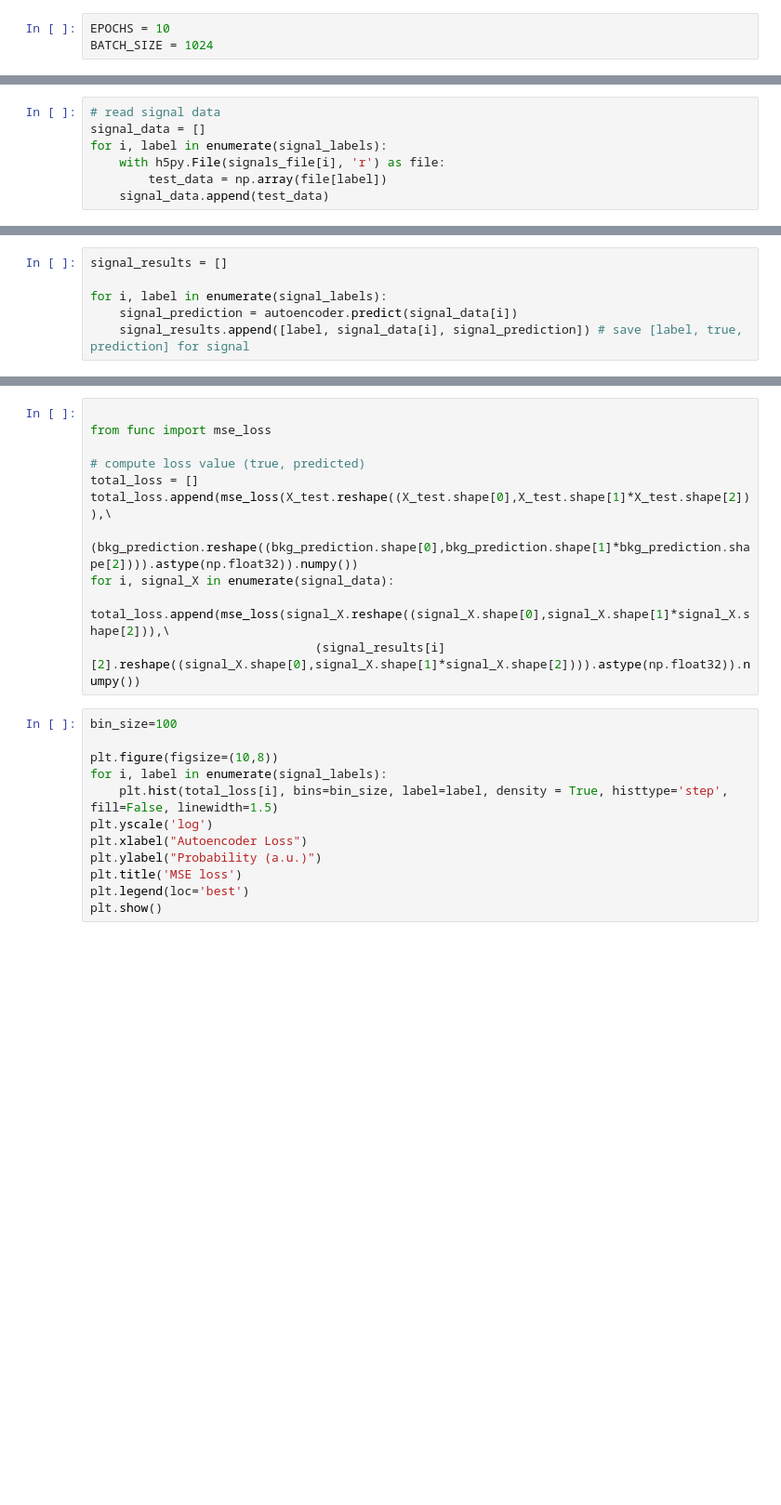
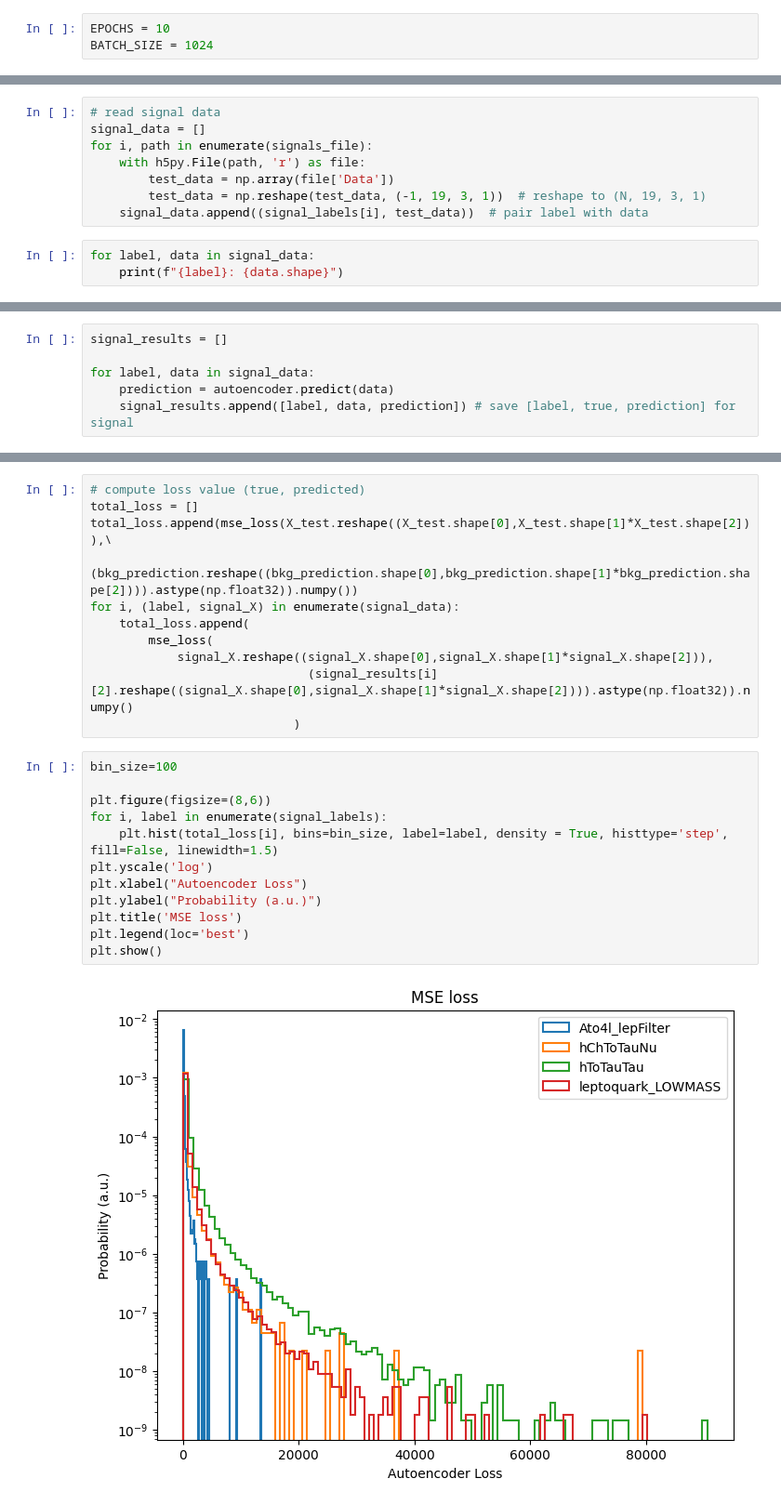
Before and after one commit to nat611/MScDissertation, a Jupyter notebook: autoencoder_1.ipynb, the cells around one changed output, grey strips where cells are left out. Shown: that part at 93% size. Saved outputs shown, nothing was run; the diff lists cells and outputs as text; blank space fills up the shorter version.

```diff
--- a/autoencoder_1.ipynb
+++ b/autoencoder_1.ipynb
@@ -158,7 +198,11 @@ signal_labels = [ # names for output files
 # %%
 # read signal data
 signal_data = []
-for i, label in enumerate(signal_labels):
-    with h5py.File(signals_file[i], 'r') as file:
-        test_data = np.array(file[label])
-    signal_data.append(test_data)
+for i, path in enumerate(signals_file):
+    with h5py.File(path, 'r') as file:
+        test_data = np.array(file['Data'])
+        test_data = np.reshape(test_data, (-1, 19, 3, 1))  # reshape to (N, 19, 3, 1)
+    signal_data.append((signal_labels[i], test_data))  # pair label with data
+# %%
+for label, data in signal_data:
+    print(f"{label}: {data.shape}")
@@ -165,6 +214,6 @@ for i, label in enumerate(signal_labels):
 # %%
 signal_results = []
 
-for i, label in enumerate(signal_labels):
-    signal_prediction = autoencoder.predict(signal_data[i])
-    signal_results.append([label, signal_data[i], signal_prediction]) # save [label, true, prediction] for signal
+for label, data in signal_data:
+    prediction = autoencoder.predict(data)
+    signal_results.append([label, data, prediction]) # save [label, true, prediction] for signal
@@ -181,24 +234,26 @@ with h5py.File(save_file, 'w') as file:
 # %%
-
-from func import mse_loss
-
 # compute loss value (true, predicted)
 total_loss = []
 total_loss.append(mse_loss(X_test.reshape((X_test.shape[0],X_test.shape[1]*X_test.shape[2])),\
                            (bkg_prediction.reshape((bkg_prediction.shape[0],bkg_prediction.shape[1]*bkg_prediction.shape[2]))).astype(np.float32)).numpy())
-for i, signal_X in enumerate(signal_data):
-    total_loss.append(mse_loss(signal_X.reshape((signal_X.shape[0],signal_X.shape[1]*signal_X.shape[2])),\
-                               (signal_results[i][2].reshape((signal_X.shape[0],signal_X.shape[1]*signal_X.shape[2]))).astype(np.float32)).numpy())
+for i, (label, signal_X) in enumerate(signal_data):
+    total_loss.append(
+        mse_loss(
+            signal_X.reshape((signal_X.shape[0],signal_X.shape[1]*signal_X.shape[2])),
+                              (signal_results[i][2].reshape((signal_X.shape[0],signal_X.shape[1]*signal_X.shape[2]))).astype(np.float32)).numpy()
+                            )
 # %%
 bin_size=100
 
-plt.figure(figsize=(10,8))
+plt.figure(figsize=(8,6))
 for i, label in enumerate(signal_labels):
     plt.hist(total_loss[i], bins=bin_size, label=label, density = True, histtype='step', fill=False, linewidth=1.5)
 plt.yscale('log')
 plt.xlabel("Autoencoder Loss")
 plt.ylabel("Probability (a.u.)")
 plt.title('MSE loss')
 plt.legend(loc='best')
 plt.show()
+# %% [output]
+[figure, added]
 # %%
```
Also changed, not shown: parts of 12 cells of this notebook.
